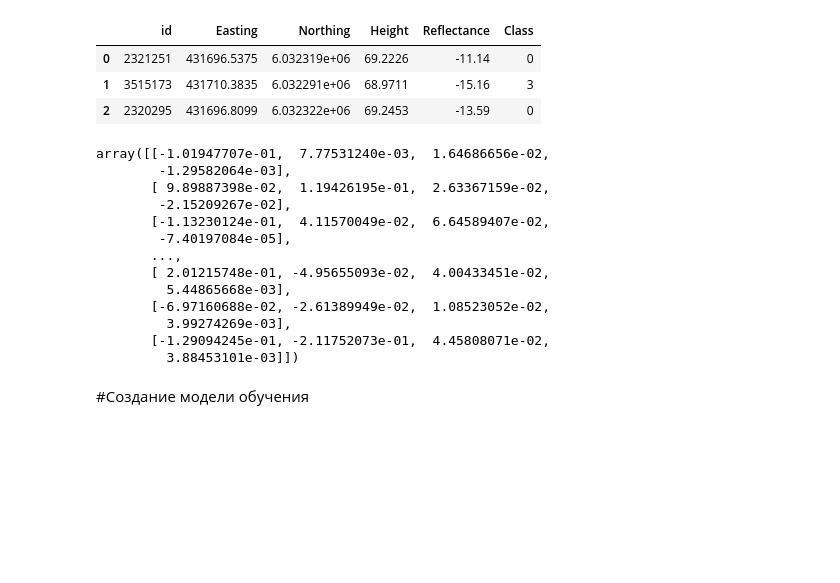
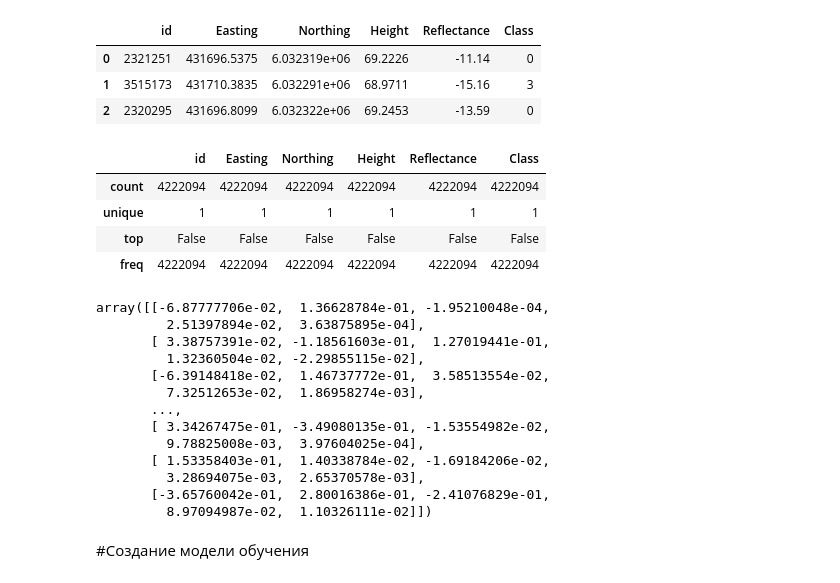
Before and after one commit to EVOgeek618/Novosibirsk2022, a Jupyter notebook: Novosibirsk.ipynb, the cells around one changed output. Drawn from its saved outputs; the diff is of its cells as text; code cells hidden in the pictures; blank space fills up the shorter version.

```diff
--- a/Novosibirsk.ipynb
+++ b/Novosibirsk.ipynb
@@ -23,4 +23,12 @@ data_train.head(3)
 data_y = data_train["Class"]
 encod_y = LabelBinarizer()
 Y_train = encod_y.fit_transform(data_y)
+# %%
+data_train.
+# %% [output]
+|  | id | Easting | Northing | Height | Reflectance | Class |
+| count | 4222094 | 4222094 | 4222094 | 4222094 | 4222094 | 4222094 |
+| unique | 1 | 1 | 1 | 1 | 1 | 1 |
+| top | False | False | False | False | False | False |
+| freq | 4222094 | 4222094 | 4222094 | 4222094 | 4222094 | 4222094 |
 # %%
@@ -44,23 +53,23 @@ def get_test_dataset_x(data_x, norm, pca):
 
   return X_test
 # %%
-data_x = data_train[data_train.columns[1:-1]]
+data_x = data_train[data_train.columns[:-1]]
 X_train, norm, pca = get_train_dataset_x(data_x)
 X_train
 # %% [output]
-array([[-1.01947707e-01,  7.77531240e-03,  1.64686656e-02,
-        -1.29582064e-03],
-       [ 9.89887398e-02,  1.19426195e-01,  2.63367159e-02,
-        -2.15209267e-02],
-       [-1.13230124e-01,  4.11570049e-02,  6.64589407e-02,
-        -7.40197084e-05],
+array([[-6.87777706e-02,  1.36628784e-01, -1.95210048e-04,
+         2.51397894e-02,  3.63875895e-04],
+       [ 3.38757391e-02, -1.18561603e-01,  1.27019441e-01,
+         1.32360504e-02, -2.29855115e-02],
+       [-6.39148418e-02,  1.46737772e-01,  3.58513554e-02,
+         7.32512653e-02,  1.86958274e-03],
        ...,
-       [ 2.01215748e-01, -4.95655093e-02,  4.00433451e-02,
-         5.44865668e-03],
-       [-6.97160688e-02, -2.61389949e-02,  1.08523052e-02,
-         3.99274269e-03],
-       [-1.29094245e-01, -2.11752073e-01,  4.45808071e-02,
-         3.88453101e-03]])
+       [ 3.34267475e-01, -3.49080135e-01, -1.53554982e-02,
+         9.78825008e-03,  3.97604025e-04],
+       [ 1.53358403e-01,  1.40338784e-02, -1.69184206e-02,
+         3.28694075e-03,  2.65370578e-03],
+       [-3.65760042e-01,  2.80016386e-01, -2.41076829e-01,
+         8.97094987e-02,  1.10326111e-02]])
 # %%
 X_train, norm, pca = get_train_dataset_x(data_x)
 # %% [markdown]
```
Also changed, not shown: parts of 12 cells of this notebook, 1 other file.
